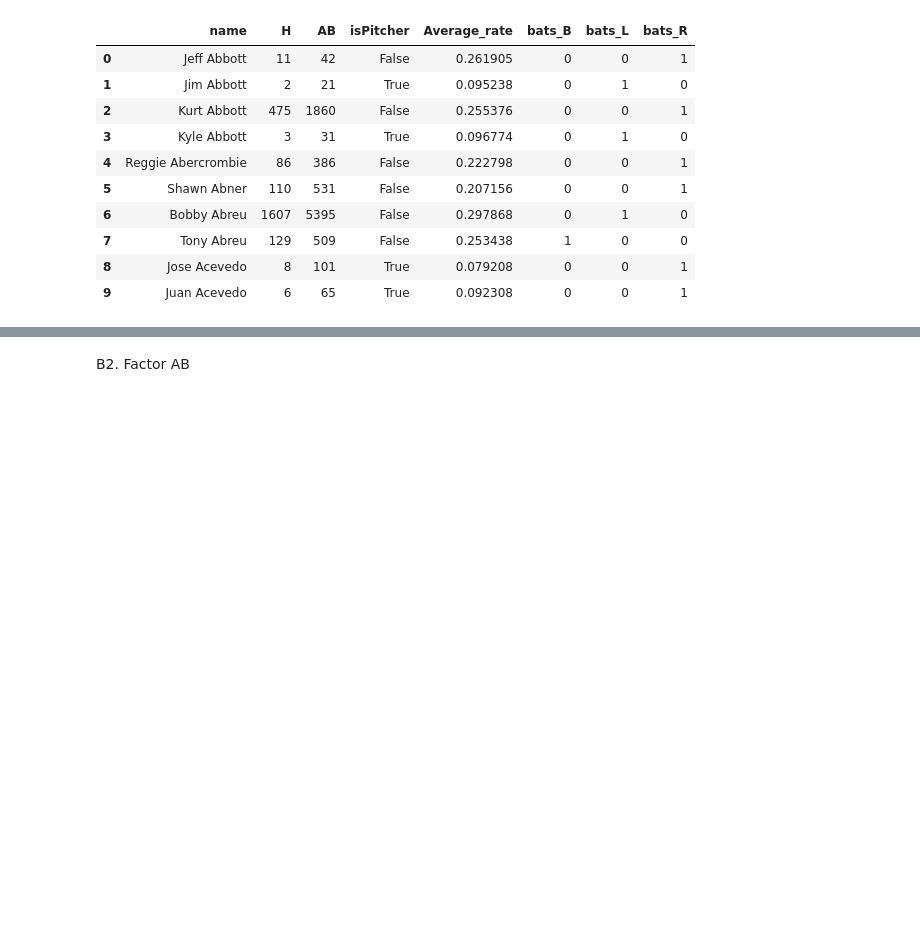
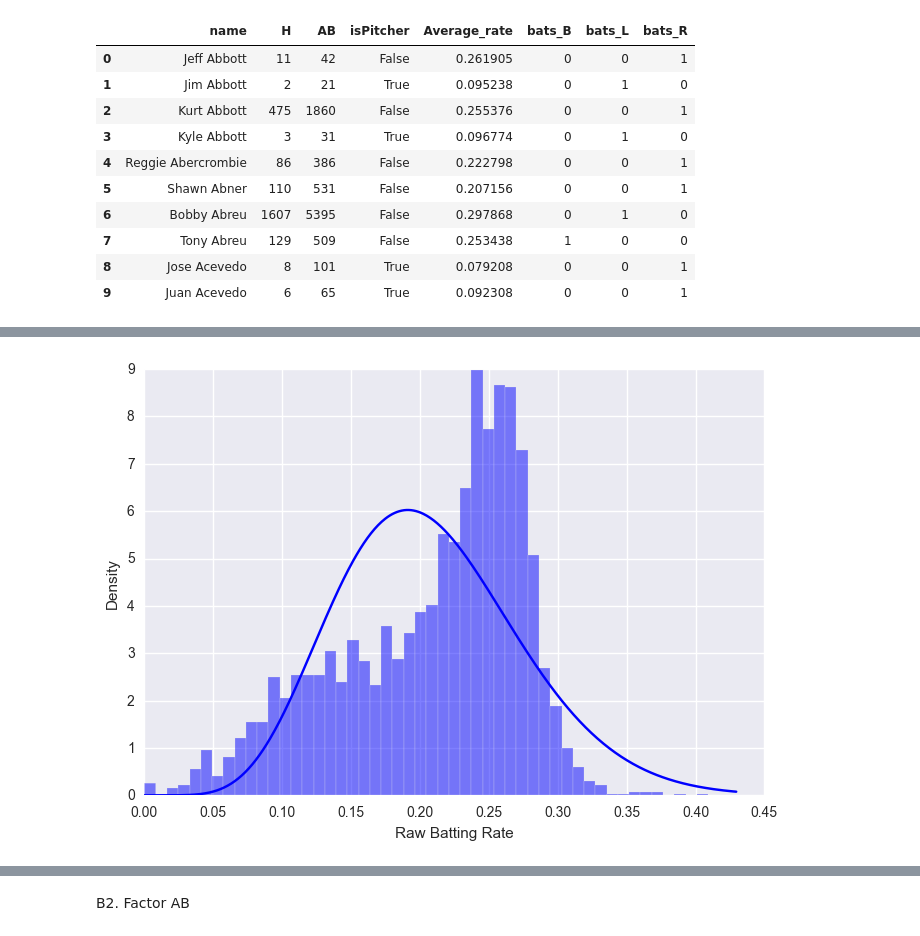
Before and after one commit to zhenhongy/Baseball, a Jupyter notebook: Baseball.ipynb, the cells around one changed output, grey strips where cells are left out. Saved outputs shown, nothing was run; the diff lists cells and outputs as text; code cells hidden in the pictures; blank space fills up the shorter version.

```diff
--- a/Baseball.ipynb
+++ b/Baseball.ipynb
@@ -205,11 +77,0 @@ plt.show()
-# %%
-plt.figure()
-plt.title('Mixture Beta-Binomial Distribution')
-plt.hist(x = career.Average_rate[career.isPitcher == True], bins = 50, normed = True, alpha = 0.6, label = 'Pitcher')
-plt.hist(x = career.Average_rate[career.isPitcher == False], bins = 50, normed = True, alpha = 0.6, label = 'Non-Pitcher')
-x = np.linspace(0,0.45,500)
-pdf1 = sp.stats.beta.pdf(x, alpha_0[0], beta_0[0])
-pdf2 = sp.stats.beta.pdf(x, alpha_0[1], beta_0[1])
-plt.plot(x, pdf1, 'b-')
-plt.plot(x, pdf2, 'r-')
-plt.show()
@@ -229,17 +77,0 @@ ar_0_post = np.sum(np.array([x / (x + y) for x, y in zip(alpha_0_post, beta_0_po
-# %%
-fig = plt.figure()
-x = np.arange(0.0,0.5,0.01)
-
-ax2 = plt.subplot(111)
-ax2.scatter(career.Average_rate[career.isPitcher], ar_0_post[np.array(career.isPitcher)], c = 'g', alpha=0.5, label='Pitcher')
-ax2.scatter(career.Average_rate[~career.isPitcher], ar_0_post[np.array(~career.isPitcher)], c = 'b', alpha=0.5, label='Non-Pitcher')
-ax2.plot(x,x,'r')
-ax2.plot(x,([alpha_0[0] / (alpha_0[0] + beta_0[0])] * len(x)),'b--')
-ax2.plot(x,([alpha_0[1] / (alpha_0[1] + beta_0[1])] * len(x)),'g--')
-ax2.set_xlabel('Batting Average')
-ax2.set_ylabel('EB Batting Average\n(Mix Effect No Factor)')
-plt.xlim([-0.01,0.45])
-plt.ylim([-0.01,0.45])
-plt.legend(loc = 'best')
-
-plt.show()
@@ -247,0 +213,16 @@ plt.show()
+# %%
+def mm(rate):
+    mu = np.mean(rate)
+    var = np.mean(rate ** 2) - np.mean(rate) ** 2
+    ab = mu * (1-mu) / var - 1
+    alpha = mu * ab
+    beta = (1 - mu) * ab
+    return alpha, beta
+# %%
+alpha0, beta0 = mm(career.Average_rate)
+
+f, ax = plt.subplots(1,1)
+fitcheck(ax, career.Average_rate, alpha0, beta0)
+plt.show()
+# %% [output]
+[figure, added]
```
Also changed, not shown: parts of 99 cells of this notebook.
